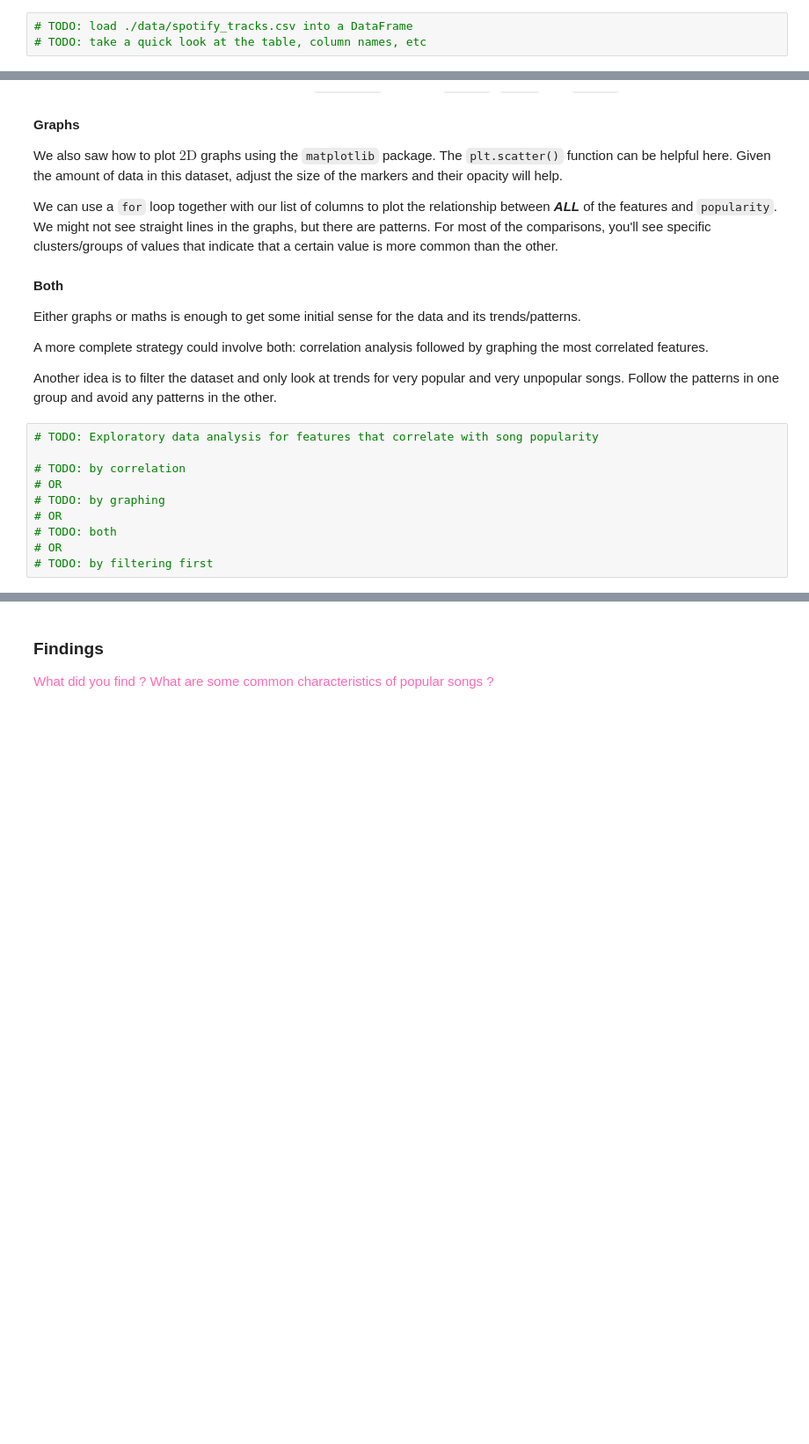
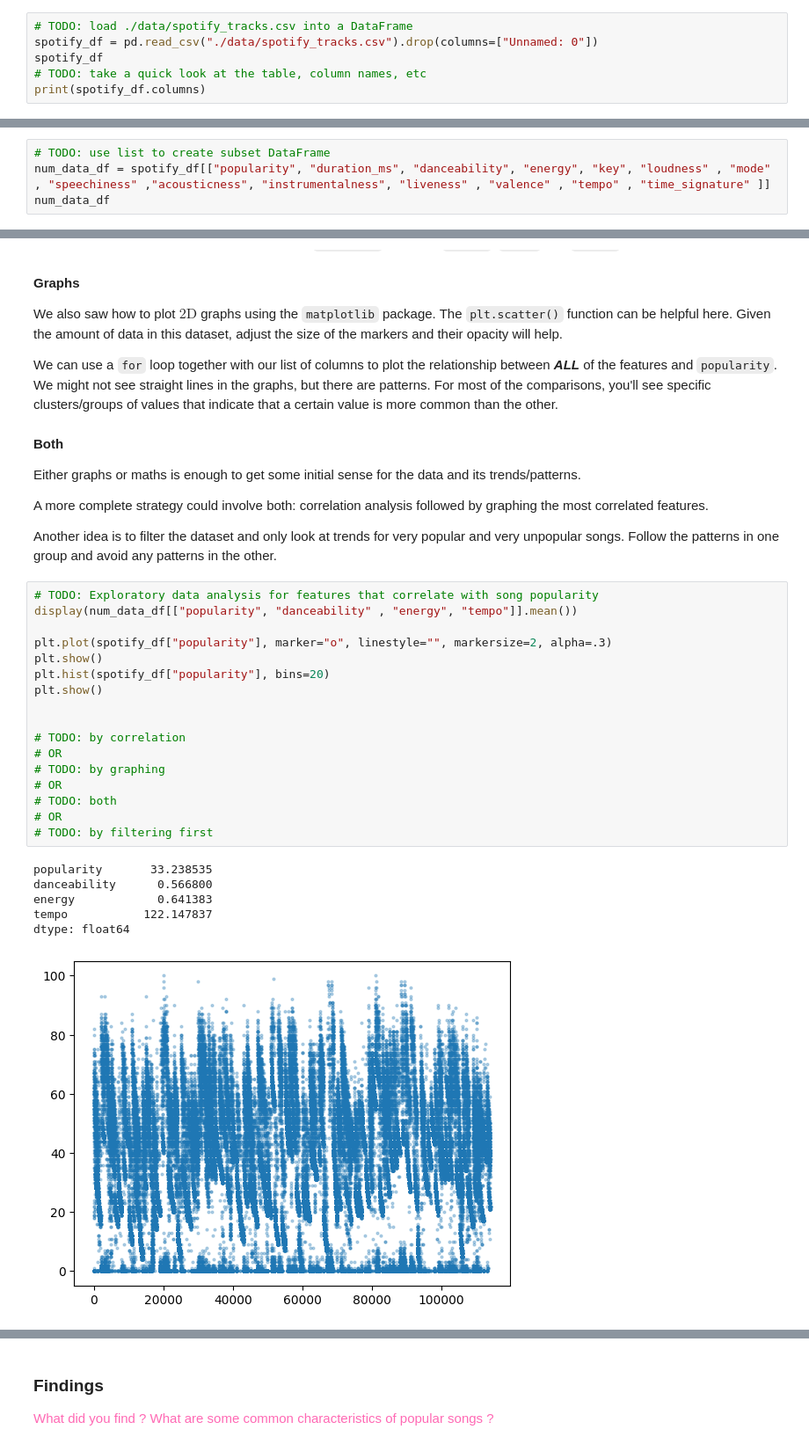
Before and after one commit to intro-to-data-jx/WK07_5005_Homework, a Jupyter notebook: Homework07.ipynb, the cells around one changed output, grey strips where cells are left out. Shown at 88% size. Saved outputs shown, nothing was run; the diff lists cells and outputs as text; blank space fills up the shorter version.

```diff
--- a/Homework07.ipynb
+++ b/Homework07.ipynb
@@ -34,4 +34,7 @@ Let's use the spotify dataset to try to find trends, patterns and characteristic
 There are a couple of ways of doing this, but the first thing to do is load the `CSV` file into a `DataFrame`:
 # %%
 # TODO: load ./data/spotify_tracks.csv into a DataFrame
+spotify_df = pd.read_csv("./data/spotify_tracks.csv").drop(columns=["Unnamed: 0"])
+spotify_df
 # TODO: take a quick look at the table, column names, etc
+print(spotify_df.columns)
@@ -56,0 +100,4 @@ There should be about $15$ columns, or a little less if you skip the `bool` valu
+# %%
+# TODO: use list to create subset DataFrame
+num_data_df = spotify_df[["popularity", "duration_ms", "danceability", "energy", "key", "loudness" , "mode" , "speechiness" ,"acousticness", "instrumentalness", "liveness" , "valence" , "tempo" , "time_signature" ]]
+num_data_df
@@ -84,11 +145,25 @@ A more complete strategy could involve both: correlation analysis followed by gr
 Another idea is to filter the dataset and only look at trends for very popular and very unpopular songs. Follow the patterns in one group and avoid any patterns in the other.
 # %%
 # TODO: Exploratory data analysis for features that correlate with song popularity
+display(num_data_df[["popularity", "danceability" , "energy", "tempo"]].mean())
+
+plt.plot(spotify_df["popularity"], marker="o", linestyle="", markersize=2, alpha=.3)
+plt.show()
+plt.hist(spotify_df["popularity"], bins=20)
+plt.show()
+
 
 # TODO: by correlation
 # OR
 # TODO: by graphing
 # OR
 # TODO: both
 # OR
 # TODO: by filtering first
+# %% [output]
+popularity       33.238535
+danceability      0.566800
+energy            0.641383
+tempo           122.147837
+dtype: float64
+[figure, added]
```
Also changed, not shown: parts of 13 cells of this notebook.
